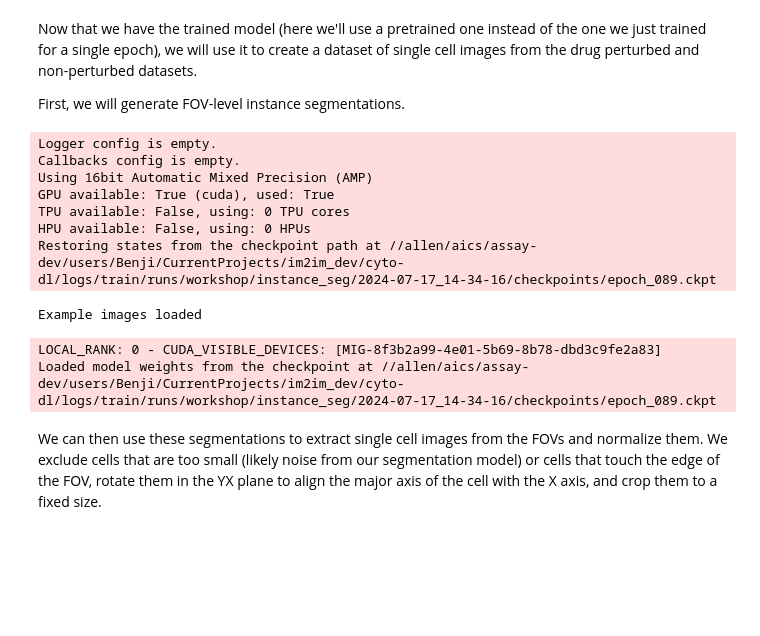
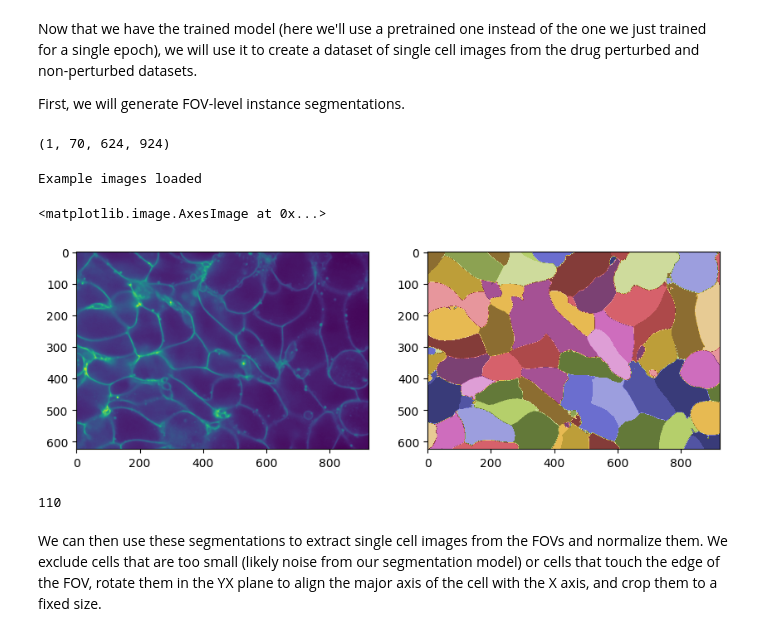
Before and after one commit to AllenCell/i2k_workshop_2024, a Jupyter notebook: workshop.ipynb, the cells around one changed output. Cells and saved outputs as stored; diff of their text form; code cells hidden in the pictures; blank space fills up the shorter version.

Commit message:
add instance seg viz

```diff
--- a/workshop.ipynb
+++ b/workshop.ipynb
@@ -311,48 +315,53 @@ train_model(WORKING_DIR/'configs/instance_seg_train.yaml', dataset=data, overrid
 Now that we have the trained model (here we'll use a pretrained one instead of the one we just trained for a single epoch), we will use it to create a dataset of single cell images from the drug perturbed and non-perturbed datasets.
 
 First, we will generate FOV-level instance segmentations.
+# %%
+data[0].shape
+# %% [output]
+(1, 70, 624, 924)
 # %%
 from cyto_dl.utils import extract_array_predictions
 import matplotlib.pyplot as plt
 
 # apply instance seg model
 def apply_instance_seg_model(cfg_path:str,  data, overrides={}):
     # load model
     model = CytoDLModel()
     model.load_config_from_file(cfg_path)
 
     # apply overrides
     model.override_config(overrides)
 
     output_path = model.cfg.paths.output_dir
     Path(output_path).mkdir(parents=True, exist_ok=True)
 
     # apply model
     _, _, output = model.predict(data=data)
+    print('Model prediction finished.')
     preds = extract_array_predictions(output)
     return preds
 
-raw_fn = (WORKING_DIR / 'local_data/raw').iterdir().__next__()
+raw_fn = list((WORKING_DIR / 'local_data/raw').iterdir())[-1]
 data = [load_membrane(raw_fn)[None]]
 print('Example images loaded')
 
 pred = apply_instance_seg_model(WORKING_DIR/'configs'/'instance_seg_predict.yaml', data, overrides={'paths.output_dir': str(WORKING_DIR/'local_data/instance_seg_apply')})
 
 
 fig, ax= plt.subplots(1,2, figsize=(10,5))
-ax[0].imshow(data[0][30])
-ax[2].imshow(pred['fov_seg'][0][30])
+ax[0].imshow(data[0].squeeze()[30])
+ax[1].imshow(pred['fov_seg'].squeeze()[30]%20, cmap='tab20b')
+
+# raw predictions
+# ax[1].imshow(pred['fov_seg'][0][0][30])
 # %% [output]
-Logger config is empty.
-Callbacks config is empty.
-Using 16bit Automatic Mixed Precision (AMP)
-GPU available: True (cuda), used: True
-TPU available: False, using: 0 TPU cores
-HPU available: False, using: 0 HPUs
-Restoring states from the checkpoint path at //allen/aics/assay-dev/users/Benji/CurrentProjects/im2im_dev/cyto-dl/logs/train/runs/workshop/instance_seg/2024-07-17_14-34-16/checkpoints/epoch_089.ckpt
+Example images loaded
-Example images loaded
+<matplotlib.image.AxesImage at 0x...>
-LOCAL_RANK: 0 - CUDA_VISIBLE_DEVICES: [MIG-8f3b2a99-4e01-5b69-8b78-dbd3c9fe2a83]
-Loaded model weights from the checkpoint at //allen/aics/assay-dev/users/Benji/CurrentProjects/im2im_dev/cyto-dl/logs/train/runs/workshop/instance_seg/2024-07-17_14-34-16/checkpoints/epoch_089.ckpt
+[figure, added]
+# %%
+len(np.unique(pred['fov_seg'].squeeze()[30]))
+# %% [output]
+110
 # %% [markdown]
 We can then use these segmentations to extract single cell images from the FOVs and normalize them. We exclude cells that are too small (likely noise from our segmentation model) or cells that touch the edge of the FOV, rotate them in the YX plane to align the major axis of the cell with the X axis, and crop them to a fixed size.
 # %%
```
Also changed, not shown: parts of 2 cells of this notebook.
